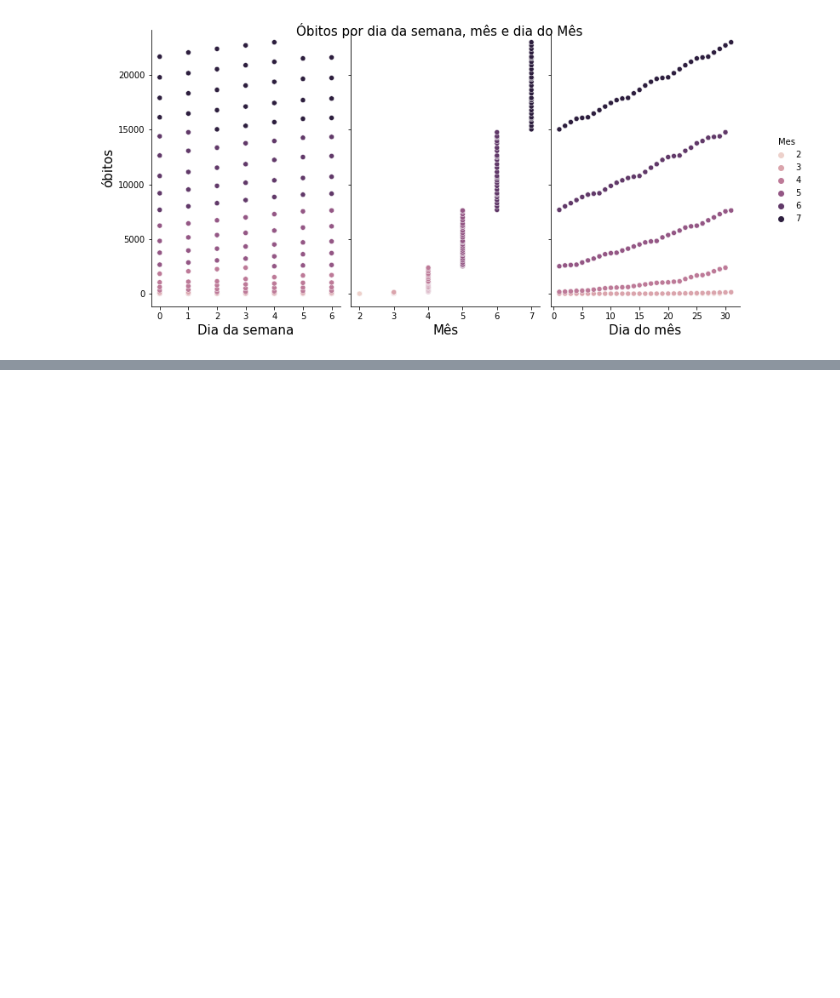
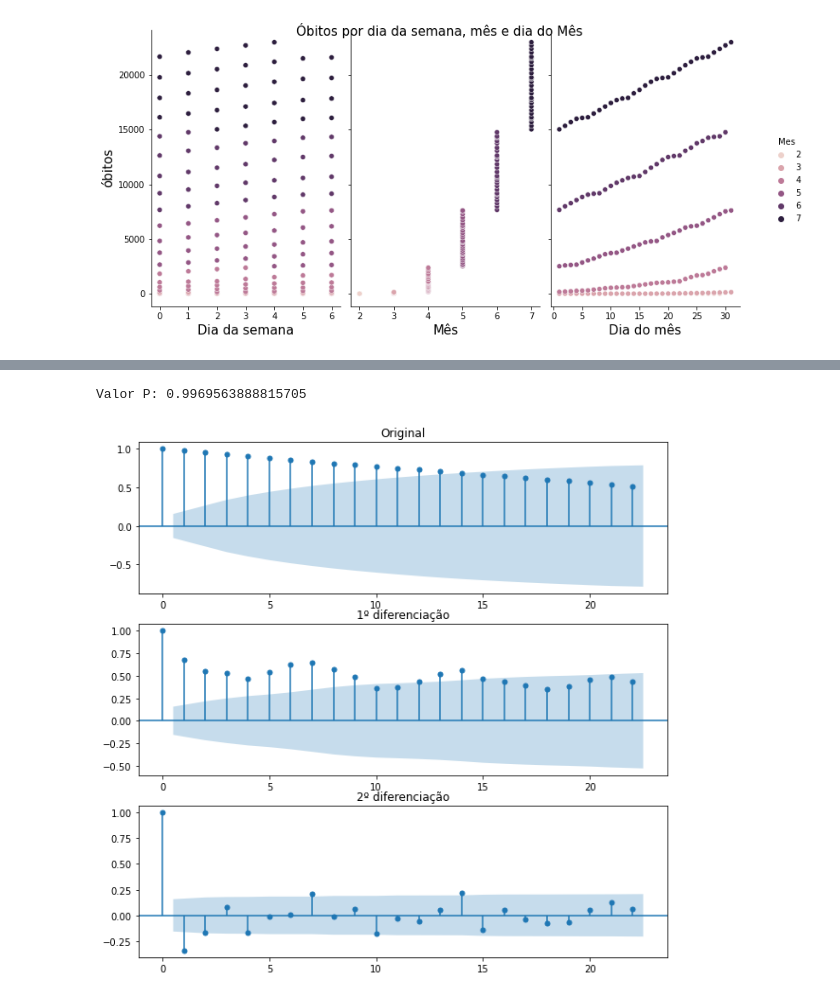
Before and after one commit to Pedro-Dellazzari/covid_19-time-series, a Jupyter notebook: main.ipynb, the cells around one changed output, grey strips where cells are left out. Drawn from its saved outputs; the diff is of its cells as text; code cells hidden in the pictures; blank space fills up the shorter version.

```diff
--- a/main.ipynb
+++ b/main.ipynb
@@ -375,0 +378,7 @@ plt.show()
+# %%
+#Salvar só os casos de São Paulo
+#Colocano o index como data
+df_sp.index = pd.to_datetime(df_sp['data'])
+
+y = df_sp['Casos']
+y
@@ -375,0 +414,5 @@ plt.show()
+# %%
+#Printando o valor de P para visualizar se é uma série estacionaária
+print("Valor P: {}".format(adfuller(y.dropna())[1]))
+# %% [output]
+Valor P: 0.9969563888815705
@@ -375,0 +424,18 @@ plt.show()
+# %%
+#Criando a função para plotar a ACF
+def plot_ACF(y1,y2,y3):
+    #Criando a figurta
+    fig = plt.figure(figsize=(10,10))
+
+    #Criando os subplots
+    ax1 = fig.add_subplot(311)
+    fig = plot_acf(y1,ax=ax1,title="Original")
+    ax2 = fig.add_subplot(312)
+    fig = plot_acf(y2,ax=ax2,title="1º diferenciação")
+    ax3 = fig.add_subplot(313)
+    fig = plot_acf(y3,ax=ax3,title="2º diferenciação")
+# %%
+#Utilizando a função com parâmetros
+plot_ACF(y, y.diff().dropna(), y.diff().diff().dropna())
+# %% [output]
+[figure, added]
```
Also changed, not shown: parts of 26 cells of this notebook.
